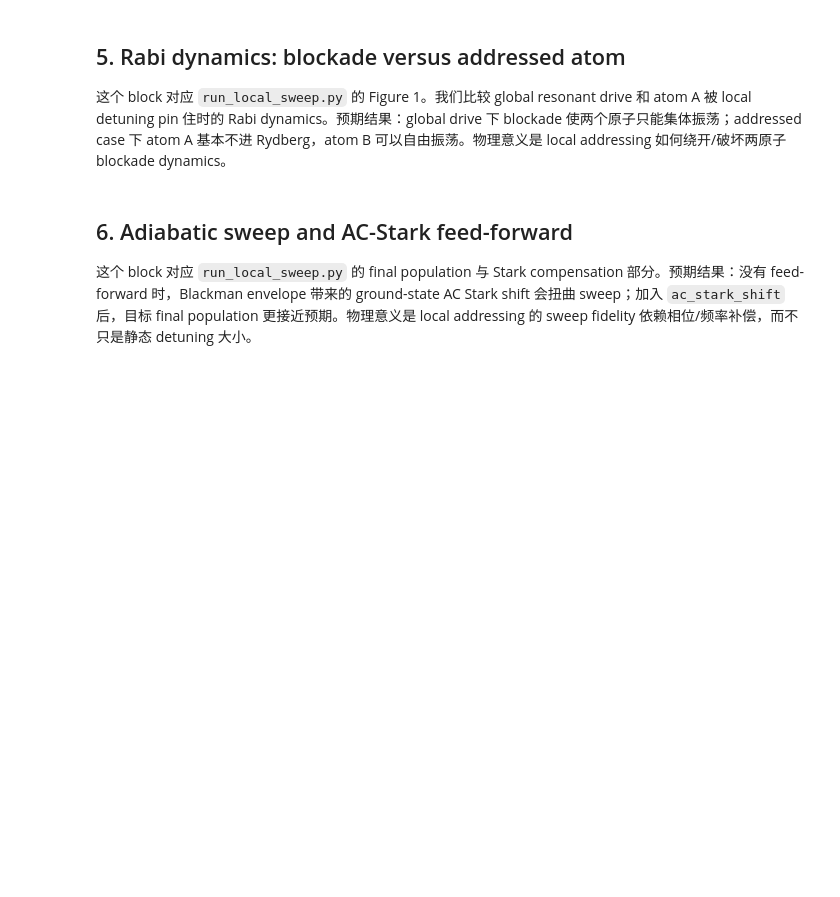
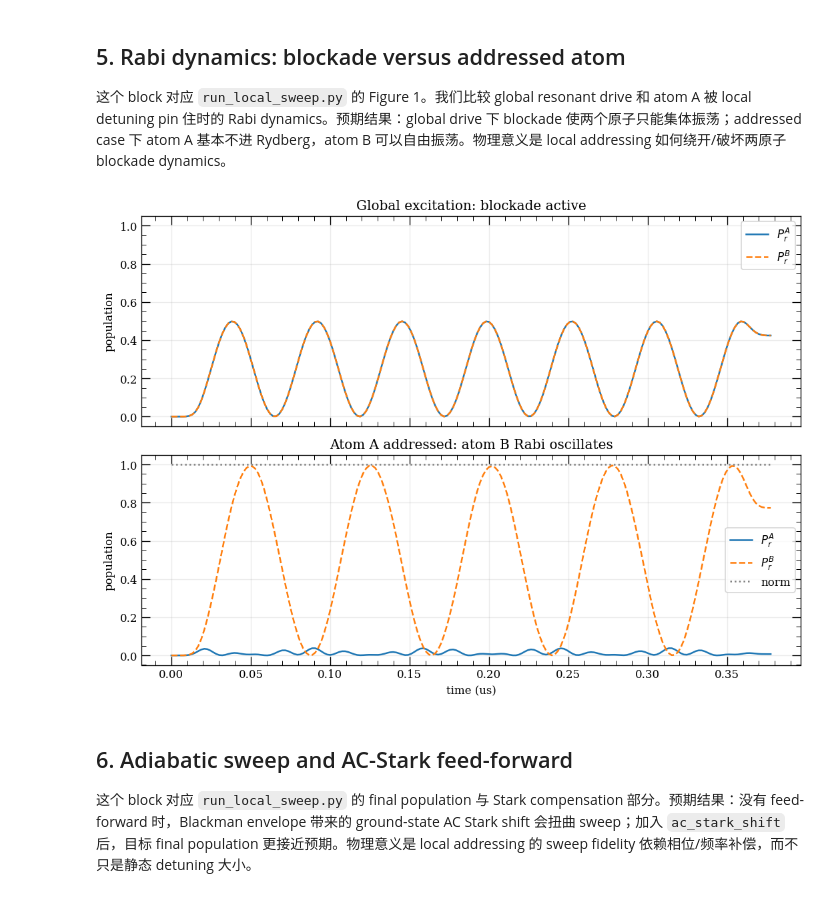
Before and after one commit to ChanceSiyuan/Ryd-gate-modeling, a Jupyter notebook: scripts/notebooks/02_ac_stark_local_addressing.ipynb, the cells around one changed output. Drawn from its saved outputs; the diff is of its cells as text; code cells hidden in the pictures; blank space fills up the shorter version.

```diff
--- a/scripts/notebooks/02_ac_stark_local_addressing.ipynb
+++ b/scripts/notebooks/02_ac_stark_local_addressing.ipynb
@@ -251,42 +394,44 @@ plt.show()
 # %%
 N_LEVELS = 3
 LOCAL_DETUNING = -2 * pi * 50e6
 LOCAL_SCATTER = 150.0
 DELTA_START = -2 * pi * 40e6
 DELTA_END = 2 * pi * 40e6
 T_GATE = 4.5e-6
 PRODUCT_STATES = build_product_state_map(n_levels=N_LEVELS)
 psi_gg = PRODUCT_STATES["gg"]
 
 model = RydbergSystem.from_lattice(make_chain(2, spacing_um=3.0), "ger", param_set="analog_3", detuning_sign=1)
 time_scale = model.meta("time_scale")
 t_rabi = 5 * time_scale
 x_rabi = [0.0, 0.0, t_rabi / time_scale]
 t_eval = np.linspace(0, t_rabi, 500)
 
-proto_free = SweepProtocol()
-proto_addr = SweepProtocol(addressing={0: LOCAL_DETUNING}, scatter_rate=LOCAL_SCATTER)
+proto_free = AnalogSweepProtocol()
+proto_addr = AnalogSweepProtocol(addressing={0: LOCAL_DETUNING}, scatter_rate=LOCAL_SCATTER)
 res_free = simulate(model.with_protocol(proto_free), x_rabi, psi_gg, t_eval=t_eval)
 res_addr = simulate(model.with_protocol(proto_addr), x_rabi, psi_gg, t_eval=t_eval)
-obs_free = measure_trajectory(model, res_free.states, ["pop_A_r", "pop_B_r"])
-obs_addr = measure_trajectory(model, res_addr.states, ["pop_A_r", "pop_B_r"])
-norm_addr = np.array([norm_squared(res_addr.states[:, k]) for k in range(res_addr.states.shape[1])])
+obs_free = measure_trajectory(model, res_free.states, ["n_r_0", "n_r_1"])
+obs_addr = measure_trajectory(model, res_addr.states, ["n_r_0", "n_r_1"])
+norm_addr = np.array([norm_squared(res_addr.states[k]) for k in range(res_addr.states.shape[0])])
 
 fig, axes = plt.subplots(2, 1, figsize=(9, 6.5), sharex=True)
-axes[0].plot(res_free.times * 1e6, obs_free["pop_A_r"], label=r"$P_r^A$")
-axes[0].plot(res_free.times * 1e6, obs_free["pop_B_r"], "--", label=r"$P_r^B$")
+axes[0].plot(res_free.times * 1e6, obs_free["n_r_0"], label=r"$P_r^A$")
+axes[0].plot(res_free.times * 1e6, obs_free["n_r_1"], "--", label=r"$P_r^B$")
 axes[0].set_title("Global excitation: blockade active")
-axes[1].plot(res_addr.times * 1e6, obs_addr["pop_A_r"], label=r"$P_r^A$")
-axes[1].plot(res_addr.times * 1e6, obs_addr["pop_B_r"], "--", label=r"$P_r^B$")
+axes[1].plot(res_addr.times * 1e6, obs_addr["n_r_0"], label=r"$P_r^A$")
+axes[1].plot(res_addr.times * 1e6, obs_addr["n_r_1"], "--", label=r"$P_r^B$")
 axes[1].plot(res_addr.times * 1e6, norm_addr, ":", color="gray", label="norm")
 axes[1].set_title("Atom A addressed: atom B Rabi oscillates")
 for ax in axes:
     ax.set_ylabel("population")
     ax.set_ylim(-0.05, 1.05)
     ax.legend()
 axes[1].set_xlabel("time (us)")
 fig.tight_layout()
 plt.show()
+# %% [output]
+[figure, added]
 # %% [markdown]
 ## 6. Adiabatic sweep and AC-Stark feed-forward
 
```
Also changed, not shown: parts of 11 cells of this notebook, 7 other files.
